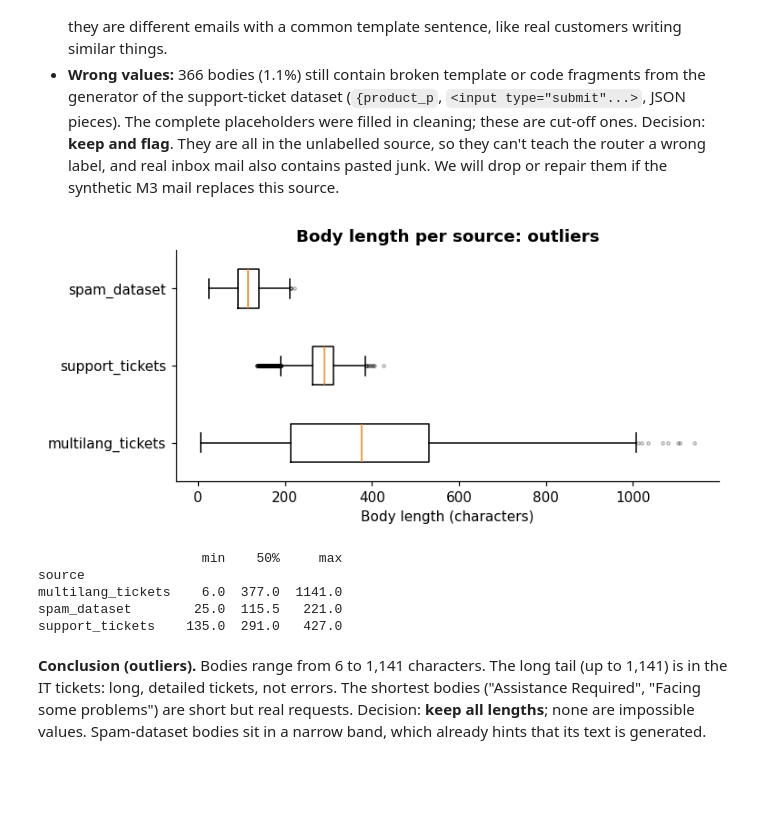
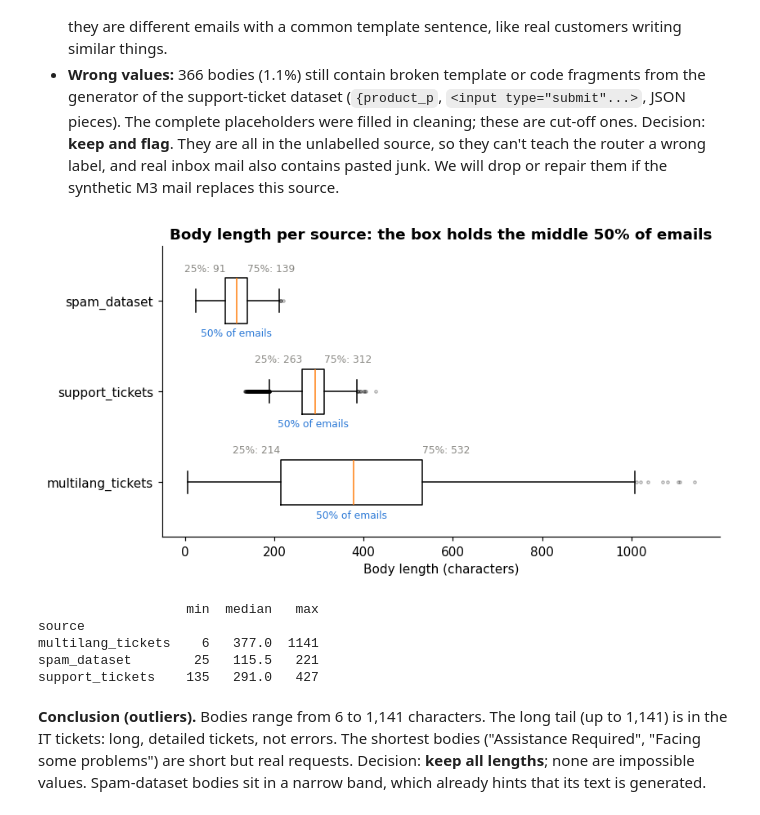
Before and after one commit to danielstet/EmailAutomationPipeline, a Jupyter notebook: eda.ipynb, the cells around one changed output. Cells and saved outputs as stored; diff of their text form; code cells hidden in the pictures; blank space fills up the shorter version.

```diff
--- a/eda.ipynb
+++ b/eda.ipynb
@@ -157,9 +254,9 @@ The next chart shows *where* the gaps are.
 # %%
 by_source = (emails[["subject", "department", "reply"]] == "").groupby(emails["source"]).mean() * 100
 
-fig, ax = plt.subplots(figsize=(6, 2.8))
-im = ax.imshow(by_source.values, cmap="Blues", vmin=0, vmax=100)
-ax.set_xticks(range(by_source.shape[1]), [f"{c} empty" for c in by_source.columns])
+fig, ax = plt.subplots(figsize=(7.5, 3.2))
+ax.imshow(by_source.values, cmap="Blues", vmin=0, vmax=100, aspect="auto")
+ax.set_xticks(range(by_source.shape[1]), [f"{c}\nempty" for c in by_source.columns])
 ax.set_yticks(range(by_source.shape[0]), by_source.index)
 for i in range(by_source.shape[0]):
     for j in range(by_source.shape[1]):
@@ -224,20 +321,27 @@ return results I've tried different settings and configurations on my Microsoft
   synthetic M3 mail replaces this source.
 # %%
 order = ["multilang_tickets", "support_tickets", "spam_dataset"]
-fig, ax = plt.subplots(figsize=(7, 3))
+fig, ax = plt.subplots(figsize=(8, 4.2))
 ax.boxplot([df.loc[df["source"] == s, "body_length"] for s in order], vert=False,
            tick_labels=order, widths=0.5, flierprops={"markersize": 2, "alpha": 0.3})
+# Mark the box edges: 25th and 75th percentile. Half of the emails are inside the box.
+for i, s in enumerate(order, start=1):
+    q1, q3 = df.loc[df["source"] == s, "body_length"].quantile([0.25, 0.75])
+    for x, name, align in [(q1, "25%", "right"), (q3, "75%", "left")]:
+        ax.text(x, i + 0.3, f"{name}: {x:.0f}", ha=align, va="bottom", fontsize=8, color=GREY)
+    ax.text((q1 + q3) / 2, i - 0.3, "50% of emails", ha="center", va="top", fontsize=8, color=BLUE)
+ax.set_ylim(0.4, len(order) + 0.6)
 ax.set_xlabel("Body length (characters)")
-ax.set_title("Body length per source: outliers")
+ax.set_title("Body length per source: the box holds the middle 50% of emails")
 plt.show()
-print(df.groupby("source")["body_length"].describe()[["min", "50%", "max"]])
+print(df.groupby("source")["body_length"].agg(["min", "median", "max"]))
 # %% [output]
-[figure, old version]
+[figure, new version]
-                     min    50%     max
+                   min  median   max
 source
-multilang_tickets    6.0  377.0  1141.0
-spam_dataset        25.0  115.5   221.0
-support_tickets    135.0  291.0   427.0
+multilang_tickets    6   377.0  1141
+spam_dataset        25   115.5   221
+support_tickets    135   291.0   427
 # %% [markdown]
 **Conclusion (outliers).** Bodies range from 6 to 1,141 characters. The long
 tail (up to 1,141) is in the IT tickets: long, detailed tickets, not errors. The
```
Also changed, not shown: parts of 17 cells of this notebook, 3 other files.
